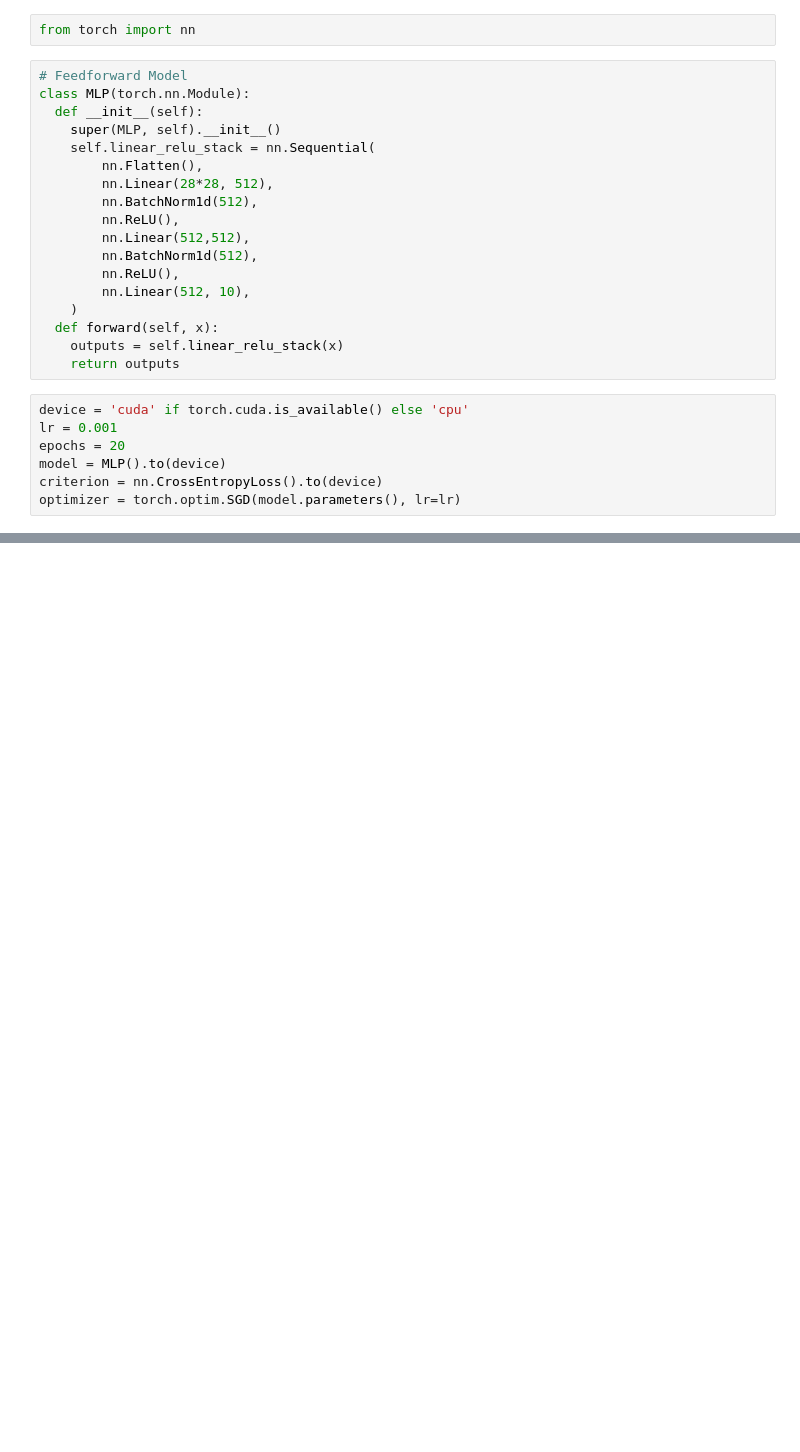
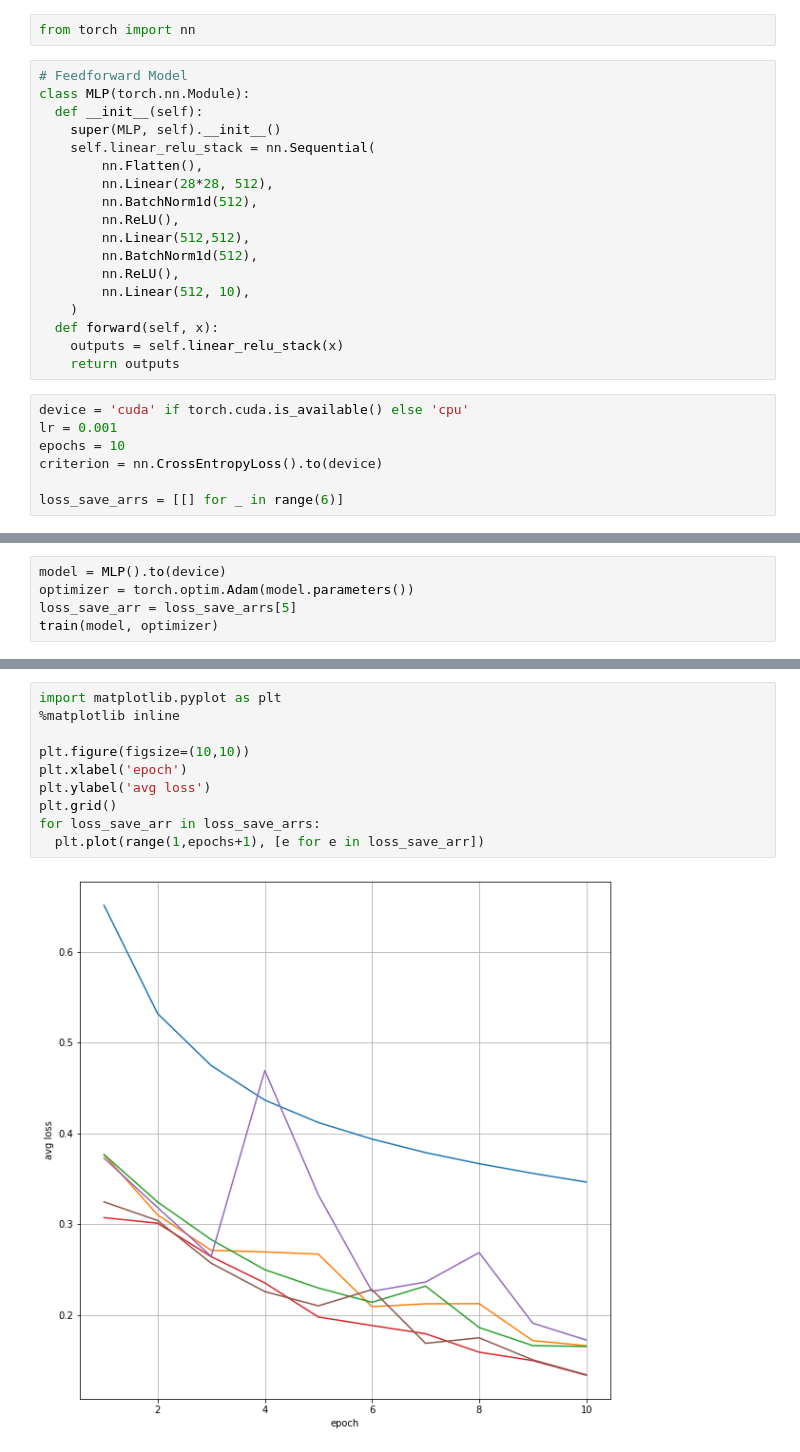
Before and after one commit to dojinyou/MJU-DeepLearning, a Jupyter notebook: 6-week/mnist.ipynb, the cells around one changed output, grey strips where cells are left out. Drawn from its saved outputs; the diff is of its cells as text; blank space fills up the shorter version.

```diff
--- a/6-week/mnist.ipynb
+++ b/6-week/mnist.ipynb
@@ -49,8 +63,8 @@ class MLP(torch.nn.Module):
 # %%
 device = 'cuda' if torch.cuda.is_available() else 'cpu'
 lr = 0.001
-epochs = 20
-model = MLP().to(device)
+epochs = 10
 criterion = nn.CrossEntropyLoss().to(device)
-optimizer = torch.optim.SGD(model.parameters(), lr=lr)
+
+loss_save_arrs = [[] for _ in range(6)]
 # %%
@@ -259,0 +217,5 @@ Test Error:
+# %%
+model = MLP().to(device)
+optimizer = torch.optim.Adam(model.parameters())
+loss_save_arr = loss_save_arrs[5]
+train(model, optimizer)
@@ -259,0 +240,12 @@ Test Error:
+# %%
+import matplotlib.pyplot as plt
+%matplotlib inline
+
+plt.figure(figsize=(10,10))
+plt.xlabel('epoch')
+plt.ylabel('avg loss')
+plt.grid()
+for loss_save_arr in loss_save_arrs:
+  plt.plot(range(1,epochs+1), [e for e in loss_save_arr])
+# %% [output]
+[figure, added]
```
Also changed, not shown: parts of 19 cells of this notebook.
